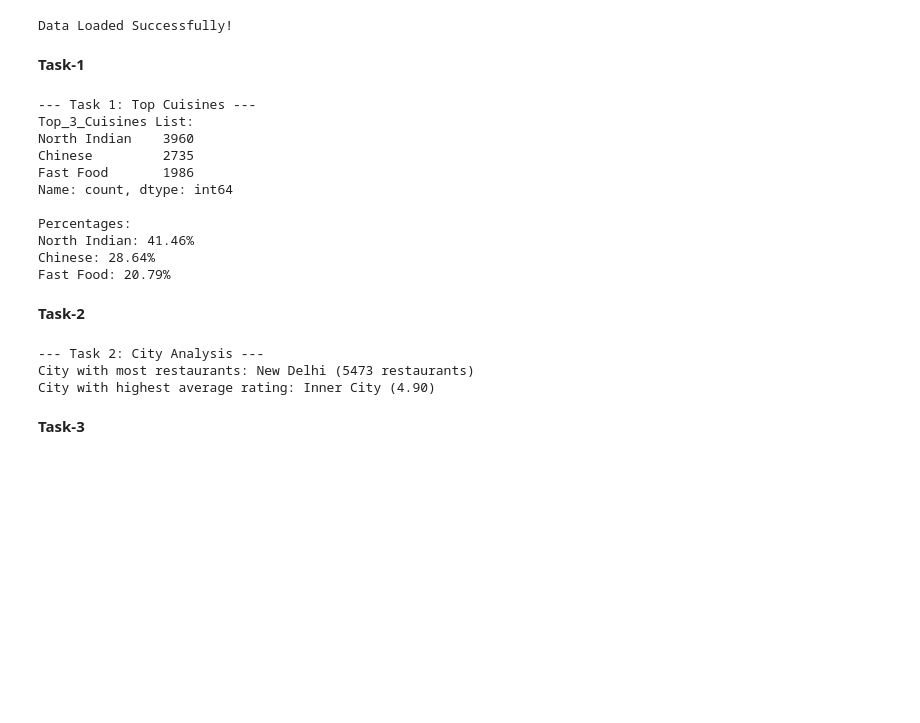
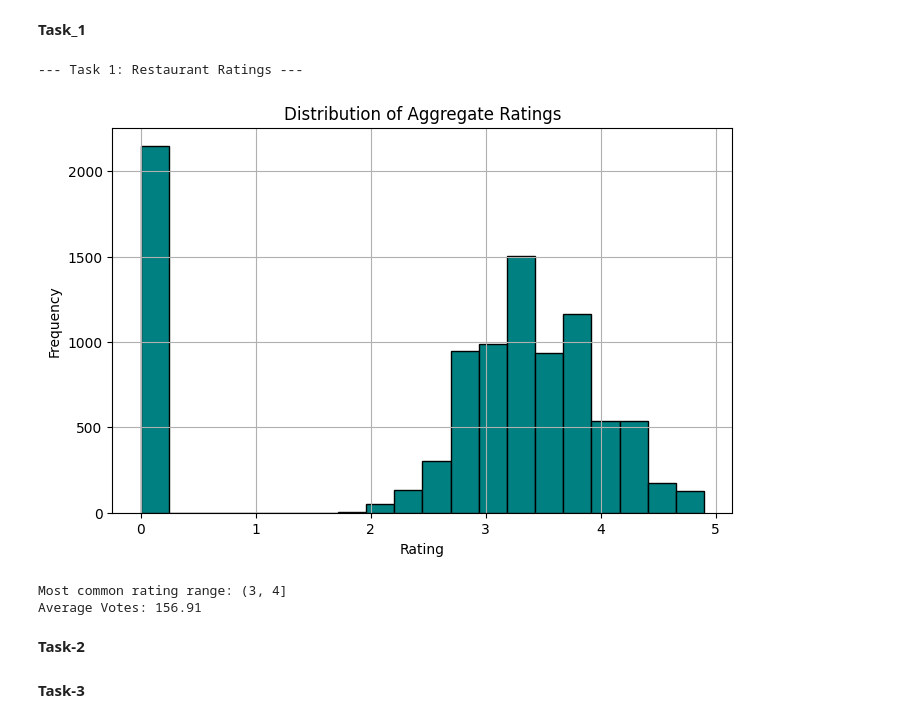
Before and after one commit to Kiran2504/Restaurant-Data-Analysis-by-Cognifyz-Technologies, a Jupyter notebook: Tasks.ipynb, the cells around one changed output. Saved outputs shown, nothing was run; the diff lists cells and outputs as text; code cells hidden in the pictures; blank space fills up the shorter version.

Commit message:
Level 2
Level 2 Task

```diff
--- a/Tasks.ipynb
+++ b/Tasks.ipynb
@@ -9,56 +8,27 @@ import matplotlib.pyplot as plt
 df = pd.read_csv("Dataset .csv")
-# %%
-print("Data Loaded Successfully!\n")
-# %% [output]
-Data Loaded Successfully!
-# %% [markdown]
-__Task-1__
-# %%
-# --- TASK 1: TOP CUISINES ---
-print("--- Task 1: Top Cuisines ---")
-# Handling missing values and splitting cuisines in dataset
-cuisines_data = df['Cuisines'].dropna()
-all_cuisines = []
-for row in cuisines_data:
-    cuisines = [c.strip() for c in row.split(',')]
-    all_cuisines.extend(cuisines)
-
-cuisine_counts = pd.Series(all_cuisines).value_counts()
-top_cuisines_list = cuisine_counts.head(3)
-total_restaurants = len(df)
-
-print("Top_3_Cuisines List:")
-print(top_cuisines_list)
-
-print("\nPercentages:")
-for cuisine, count in top_cuisines_list.items():
-    percentage = (count / total_restaurants) * 100
-    print(f"{cuisine}: {percentage:.2f}%")
-# %% [output]
---- Task 1: Top Cuisines ---
-Top_3_Cuisines List:
-North Indian    3960
-Chinese         2735
-Fast Food       1986
-Name: count, dtype: int64
-
-Percentages:
-North Indian: 41.46%
-Chinese: 28.64%
-Fast Food: 20.79%
+# %% [markdown]
+__Task_1__
+# %%
+# --- TASK 1: RESTAURANT RATINGS ---
+print("--- Task 1: Restaurant Ratings ---")
+# Histogram
+plt.figure(figsize=(8, 5))
+df['Aggregate rating'].hist(bins=20, color='teal', edgecolor='black')
+plt.title('Distribution of Aggregate Ratings')
+plt.xlabel('Rating')
+plt.ylabel('Frequency')
+plt.show()
+# %% [output]
+--- Task 1: Restaurant Ratings ---
+[figure, added]
+# %%
+# Most common range (Using bins)
+bins = [0, 1, 2, 3, 4, 5]
+rating__counts = pd.cut(df['Aggregate rating'], bins=bins).value_counts().sort_values(ascending=False)
+print("Most common rating range:", rating__counts.idxmax())
+print(f"Average Votes: {df['Votes'].mean():.2f}")
+# %% [output]
+Most common rating range: (3, 4]
+Average Votes: 156.91
 # %% [markdown]
 __Task-2__
-# %%
-# --- TASK 2: CITY ANALYSIS ---
-print("\n--- Task 2: City Analysis ---")
-city_counts = df['City'].value_counts()
-top_city = city_counts.idxmax()
-print(f"City with most restaurants: {top_city} ({city_counts.max()} restaurants)")
-
-city_avg_ratings = df.groupby('City')['Aggregate rating'].mean()
-highest_rated_city = city_avg_ratings.idxmax()
-print(f"City with highest average rating: {highest_rated_city} ({city_avg_ratings.max():.2f})")
-# %% [output]
---- Task 2: City Analysis ---
-City with most restaurants: New Delhi (5473 restaurants)
-City with highest average rating: Inner City (4.90)
```
Also changed, not shown: parts of 8 cells of this notebook.
